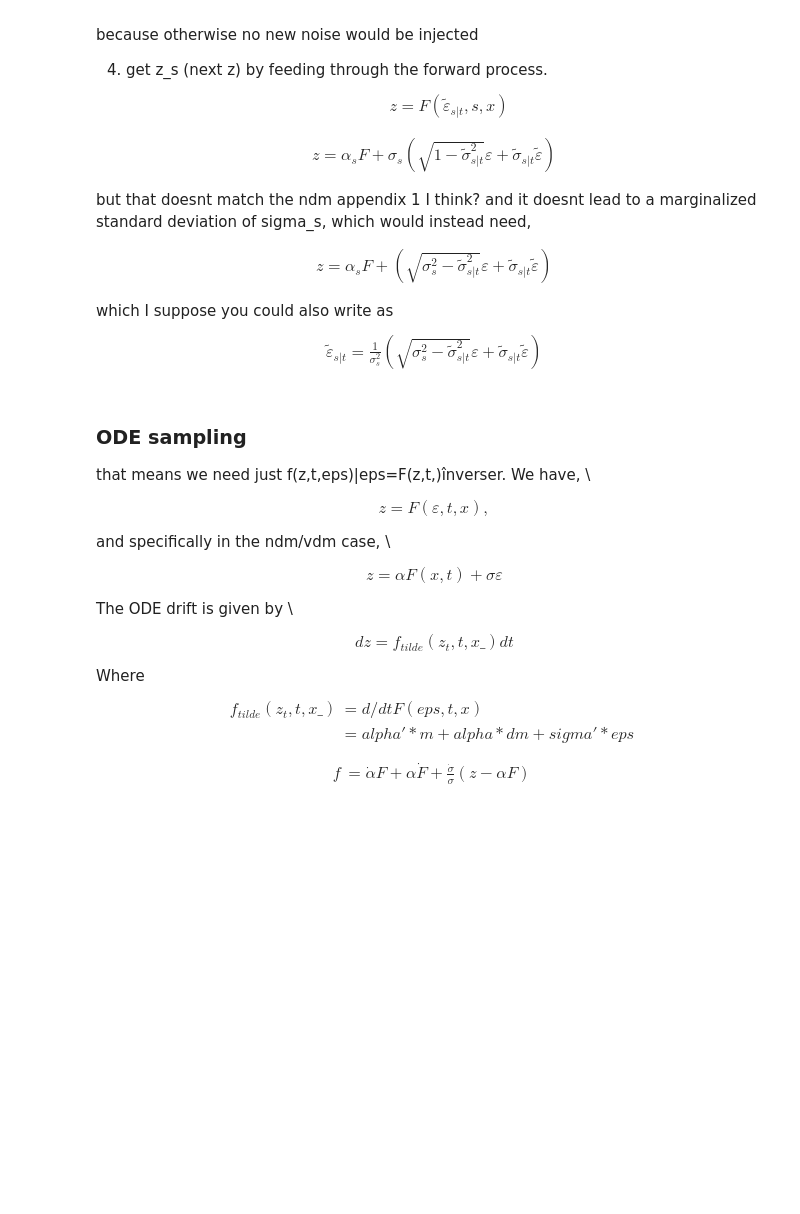
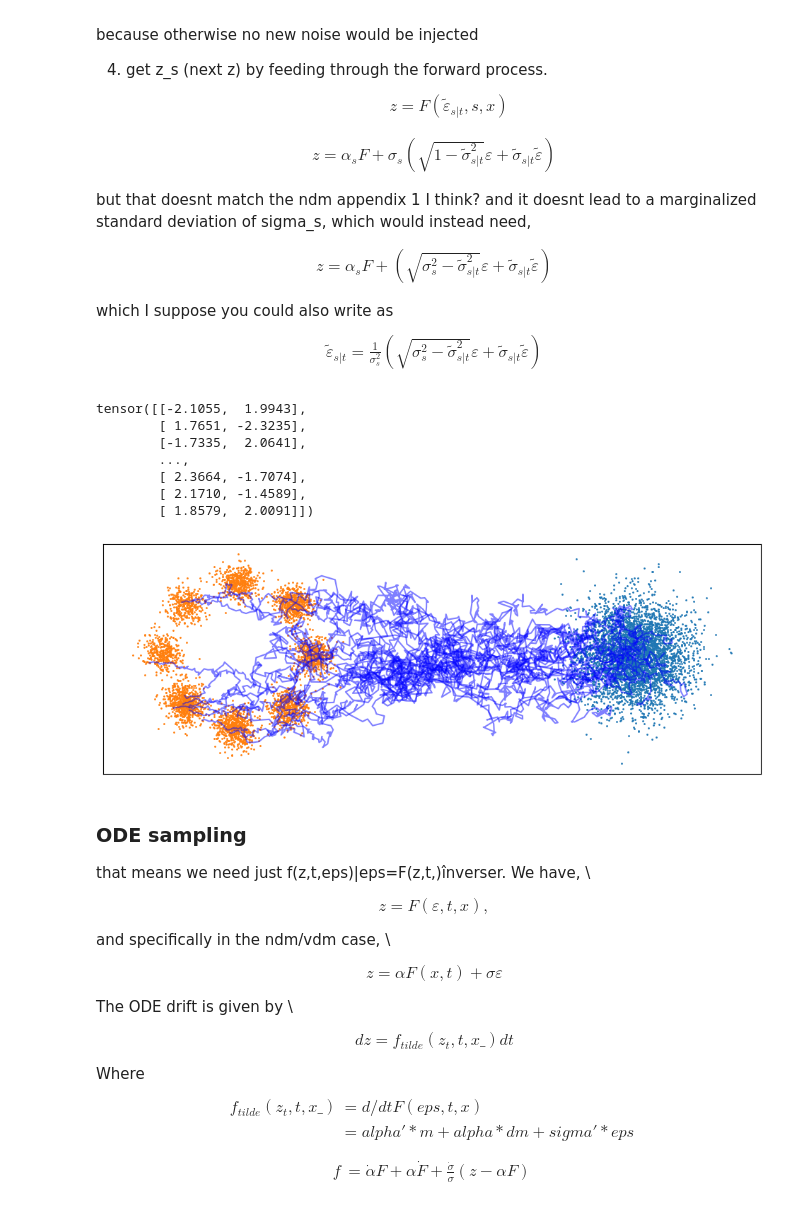
Before and after one commit to Nesta-gitU/discrete_diffusion, a Jupyter notebook: notebooks/ndm_parameterisation_modified (1).ipynb, the cells around one changed output. Cells and saved outputs as stored; diff of their text form; code cells hidden in the pictures; blank space fills up the shorter version.

```diff
--- a/notebooks/ndm_parameterisation_modified (1).ipynb
+++ b/notebooks/ndm_parameterisation_modified (1).ipynb
@@ -1647,11 +1661,16 @@ def get_next_marginal(prev_sample, t, s, denoised_fn):
     m_s , _ = transform.get_m_s(x_start, s)
 
     #print(gmm_s)
-    snr_t = (alpha2/sigma2)
-    snr_s = (alpha2_s/sigma2_s)
+    snr_t = (alpha2/sigma2).double()
+    snr_s = (alpha2_s/sigma2_s).double()
 
-    sigma2_tilde_s_t = sigma2_s -  (snr_t / snr_s) * sigma2_s
-    epsilon_tilde_s_t = torch.sqrt(1 - sigma2_tilde_s_t) * eps + (sigma2_tilde_s_t ** 0.5) * noise
+    #sigma2_tilde_s_t = (1 -  (snr_t / snr_s)).float() #instead of casting back to float here we can alos cast back only after computing epsilon tilde st
+    sigma2_tilde_s_t = -torch.expm1(gmm_s - gmm) #should be in 0-1
+    #print(sigma2_tilde_s_t, "sigma2_tilde_s_t")
+
+    #or option 3
+
+    epsilon_tilde_s_t = torch.sqrt(1 - sigma2_tilde_s_t) * eps + (sigma2_tilde_s_t.sqrt()) * noise
 
     #print("snr_t", snr_t[0])
     #print("snr_s", snr_s[0])
@@ -1673,33 +1692,42 @@ def discrete_sampling(
         n_steps: int,
         show_pbar: bool=True
 ):
     bs = z.shape[0]
 
     t_steps = torch.linspace(ts, tf, n_steps + 1)#[:-1]
     dt = (tf - ts) / n_steps
     dt_2 = abs(dt) ** 0.5
 
     path = [z]
     pbar = tqdm if show_pbar else (lambda a: a)
     for t in pbar(t_steps[:-1]):
         t = t.expand(bs, 1)
 
         #I understand I am doing 2x-1 the number of needed forward pass through gamma now, Ill fix that before putting it into the actual code.
         z = get_next_marginal(prev_sample=z, t=t, s=t+dt, denoised_fn=None)
 
         path.append(z)
 
     return z, (t_steps, torch.stack(path))
 
 
 bs = 2 ** 12
 
 z = torch.randn(bs, 2)
 
 _, (t_steps, path) = discrete_sampling(z=z, ts=1, tf=0, n_steps=300)
 
 print(path[-1])
 viz_2d_path(t_steps, path, n_lines=16, color="blue")
+# %% [output]
+tensor([[-2.1055,  1.9943],
+        [ 1.7651, -2.3235],
+        [-1.7335,  2.0641],
+        ...,
+        [ 2.3664, -1.7074],
+        [ 2.1710, -1.4589],
+        [ 1.8579,  2.0091]])
+[figure, added]
 # %% [markdown]
 ### ODE sampling
 
```
Also changed, not shown: parts of 12 cells of this notebook, 10 other files.
